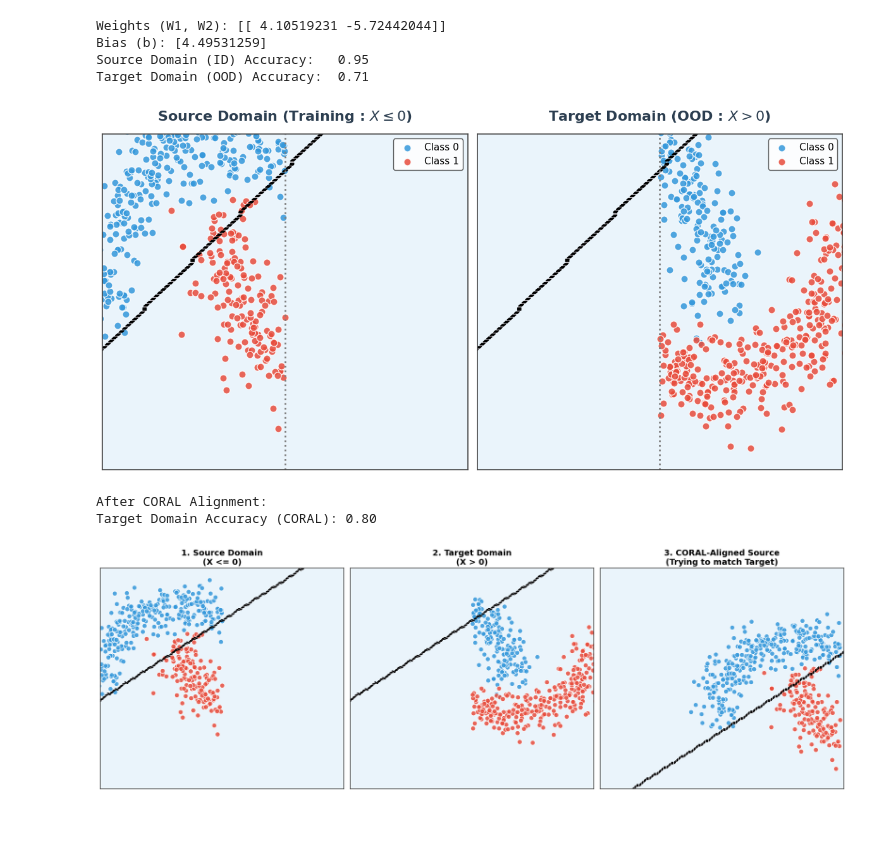
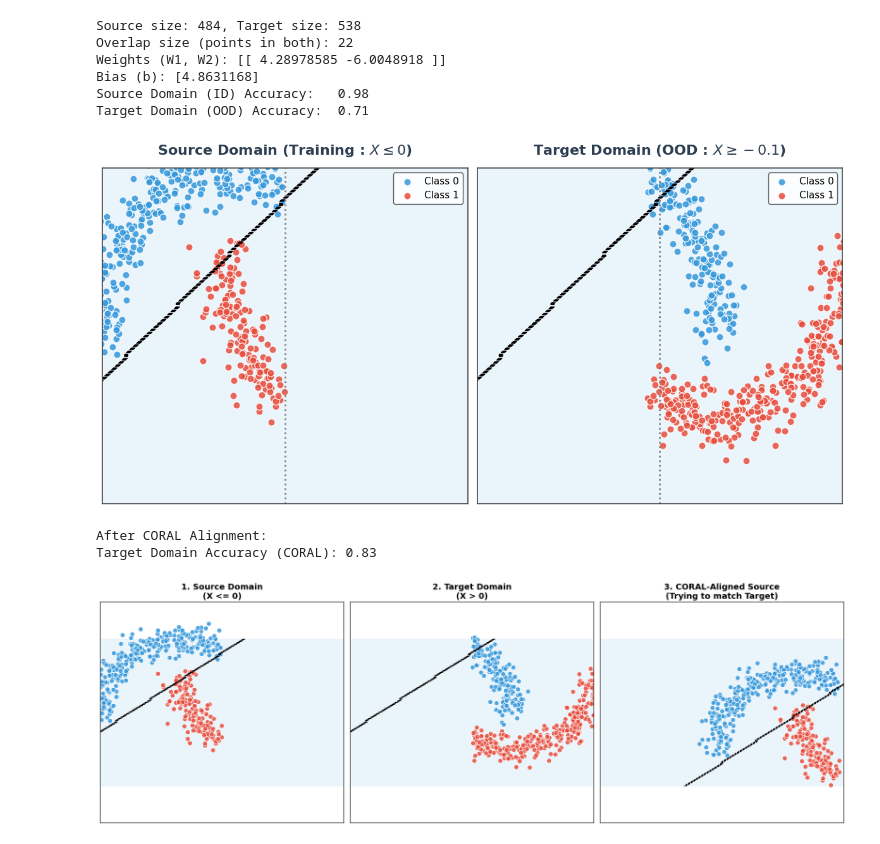
Before and after one commit to YarinGaida/tabular-data-benchmarks, a Jupyter notebook: notebooks/domainShift/domian_shift-test.ipynb, the cells around one changed output. Drawn from its saved outputs; the diff is of its cells as text; code cells hidden in the pictures.

Commit message:
Implementaion of domain-shift notebook

```diff
--- a/notebooks/domainShift/domian_shift-test.ipynb
+++ b/notebooks/domainShift/domian_shift-test.ipynb
@@ -8,35 +8,38 @@ from sklearn.metrics import accuracy_score
 # ==========================================
 # 1. Base Data Generation (Two Moons)
 # ==========================================
-X_base, y_base = make_moons(n_samples=1000, noise=0.15, random_state=42)
+X_base, y_base = make_moons(n_samples=1000, noise=0.1, random_state=42)
 
 # Shift X so the center of the dataset is exactly at X = 0
 X_base[:, 0] = X_base[:, 0] - 0.5
 
 # ==========================================
-# 2. Split into Source (ID) and Target (OOD)
+# 2. Split into Source (ID) and Target (OOD) - WITH OVERLAP
 # ==========================================
-# Source Domain: Left side (X <= 0)
+# Source Domain:
 source_mask = X_base[:, 0] <= 0
 X_source, y_source = X_base[source_mask], y_base[source_mask]
 
-# Target Domain: Right side (X > 0)
-target_mask = X_base[:, 0] > 0
+# Target Domain:
+target_mask = X_base[:, 0] >= -0.1
 X_target, y_target = X_base[target_mask], y_base[target_mask]
+
+print(f"Source size: {len(X_source)}, Target size: {len(X_target)}")
+print(f"Overlap size (points in both): {sum((X_base[:, 0] <= 0) & (X_base[:, 0] >= -0.1))}")
 
 # ==========================================
 # 3. Test Logistic Regression Performance
 # ==========================================
-clf = LogisticRegression()
-clf.fit(X_source, y_source)
+clf_before = LogisticRegression()
+clf_before.fit(X_source, y_source)
 
 
-print("Weights (W1, W2):", clf.coef_)
-print("Bias (b):", clf.intercept_)
+print("Weights (W1, W2):", clf_before.coef_)
+print("Bias (b):", clf_before.intercept_)
 
 
-acc_source = accuracy_score(y_source, clf.predict(X_source))
-acc_target = accuracy_score(y_target, clf.predict(X_target))
+acc_source = accuracy_score(y_source, clf_before.predict(X_source))
+acc_target = accuracy_score(y_target, clf_before.predict(X_target))
 
 print(f"Source Domain (ID) Accuracy:   {acc_source:.2f}")
 print(f"Target Domain (OOD) Accuracy:  {acc_target:.2f}")
@@ -59,43 +62,47 @@ def plot_boundary(ax, X, model):
     ax.contour(xx, yy, Z, colors='k', linewidths=1, linestyles='--')
 
 # --- Plot Source Domain (S) ---
-plot_boundary(ax1, X_source, clf)
+plot_boundary(ax1, X_source, clf_before)
 ax1.scatter(X_source[y_source == 0][:, 0], X_source[y_source == 0][:, 1], c=color_blue, alpha=0.85, edgecolors='white', s=65, label='Class 0')
 ax1.scatter(X_source[y_source == 1][:, 0], X_source[y_source == 1][:, 1], c=color_red, alpha=0.85, edgecolors='white', s=65, label='Class 1')
 ax1.set_title(f"Source Domain (Training : $X \leq 0$)", fontsize=16, fontweight='600', color='#2c3e50', pad=15)
 ax1.axvline(x=0, color='gray', linestyle=':', linewidth=2) # Add the X=0 split line
 
 # --- Plot Target Domain (T) ---
-plot_boundary(ax2, X_target, clf)
+plot_boundary(ax2, X_target, clf_before)
 ax2.scatter(X_target[y_target == 0][:, 0], X_target[y_target == 0][:, 1], c=color_blue, alpha=0.85, edgecolors='white', s=65, label='Class 0')
 ax2.scatter(X_target[y_target == 1][:, 0], X_target[y_target == 1][:, 1], c=color_red, alpha=0.85, edgecolors='white', s=65, label='Class 1')
-ax2.set_title(f"Target Domain (OOD : $X > 0$)", fontsize=16, fontweight='600', color='#2c3e50', pad=15)
+ax2.set_title(f"Target Domain (OOD : $X \geq -0.1$)", fontsize=16, fontweight='600', color='#2c3e50', pad=15)
 ax2.axvline(x=0, color='gray', linestyle=':', linewidth=2) # Add the X=0 split line
 
 # --- Clean Aesthetic Formatting & Legends ---
 for ax in [ax1, ax2]:
     ax.set_xlim(-1.5, 1.5)
     ax.set_ylim(-1.0, 1.0)
     ax.set_xticks([])
     ax.set_yticks([])
     ax.set_facecolor('white')
 
     for spine in ax.spines.values():
         spine.set_visible(True)
         spine.set_color('#444444')
         spine.set_linewidth(1.2)
 
     ax.legend(loc='upper right', fontsize=11, frameon=True, edgecolor='#444444', facecolor='white', framealpha=0.9)
 
 fig.patch.set_facecolor('white')
 plt.tight_layout()
 plt.show()
+
+# MLP, XGBOOST, TABPFN
 # %% [output]
-Weights (W1, W2): [[ 4.10519231 -5.72442044]]
-Bias (b): [4.49531259]
-Source Domain (ID) Accuracy:   0.95
+Source size: 484, Target size: 538
+Overlap size (points in both): 22
+Weights (W1, W2): [[ 4.28978585 -6.0048918 ]]
+Bias (b): [4.8631168]
+Source Domain (ID) Accuracy:   0.98
 Target Domain (OOD) Accuracy:  0.71
-[figure, old version]
+[figure, new version]
 # %%
 from scipy.linalg import fractional_matrix_power
 
@@ -163,5 +170,5 @@ plt.tight_layout()
 plt.show()
 # %% [output]
 After CORAL Alignment:
-Target Domain Accuracy (CORAL): 0.80
+Target Domain Accuracy (CORAL): 0.83
-[figure, old version]
+[figure, new version]
```
Also changed, not shown: 1 other file.
